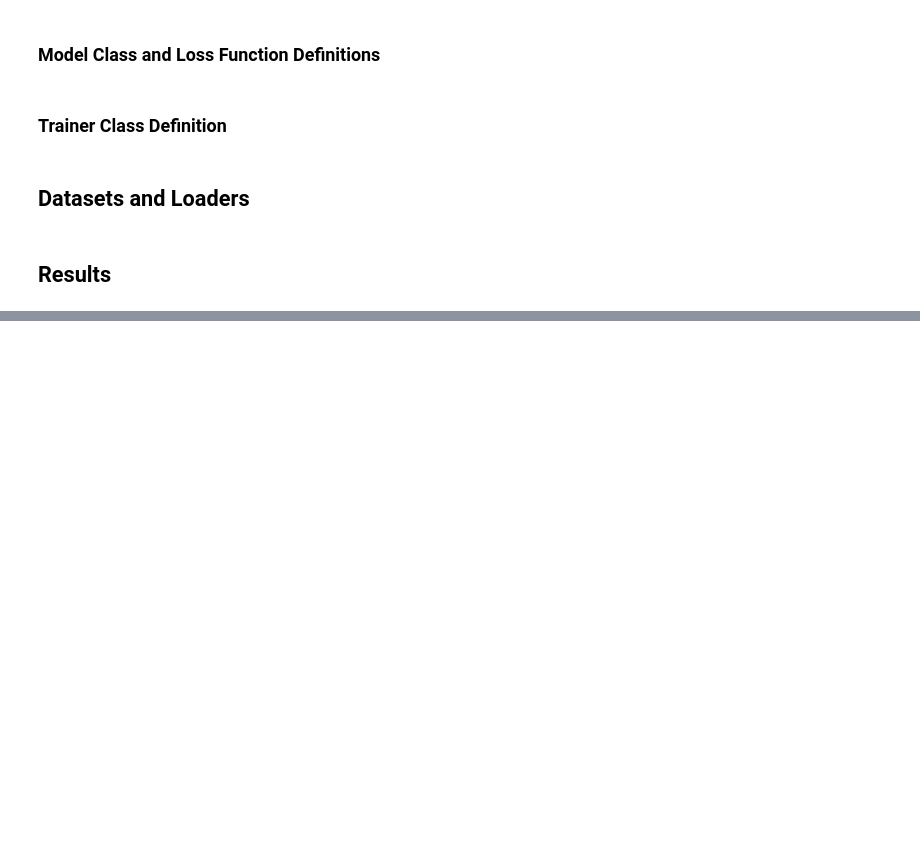
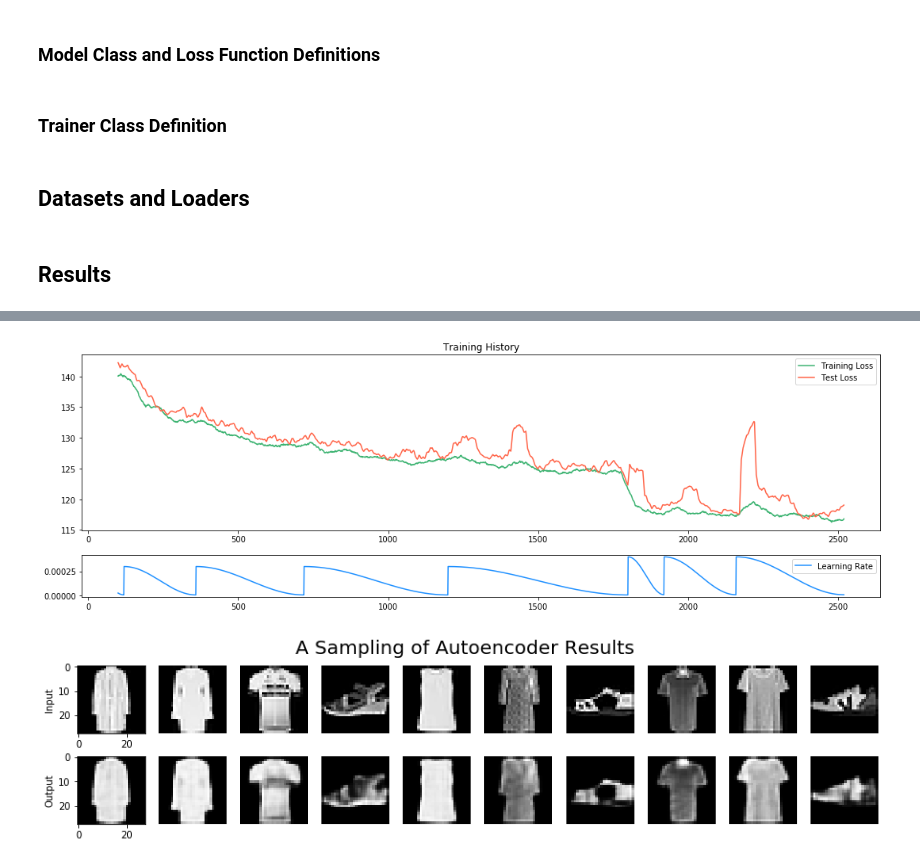
Before and after one commit to davidlmorton/autoencoders-are-cool, a Jupyter notebook: pytorch/part-3-convolutional-autoencoder-plus-perceptron.ipynb, the cells around one changed output, grey strips where cells are left out. Saved outputs shown, nothing was run; the diff lists cells and outputs as text; code cells hidden in the pictures; blank space fills up the shorter version.

```diff
--- a/pytorch/part-3-convolutional-autoencoder-plus-perceptron.ipynb
+++ b/pytorch/part-3-convolutional-autoencoder-plus-perceptron.ipynb
@@ -453,0 +256,4 @@ trainer
+# %%
+trainer.model.autoencoder_ratio = 0.90
+train_convolutional_ae(trainer, learning_rate=4e-4, cycles=3)
+# %% [output]
@@ -453,0 +266,2 @@ trainer
+[figure, added]
+[figure, added]
```
Also changed, not shown: parts of 9 cells of this notebook, 3 other files.
